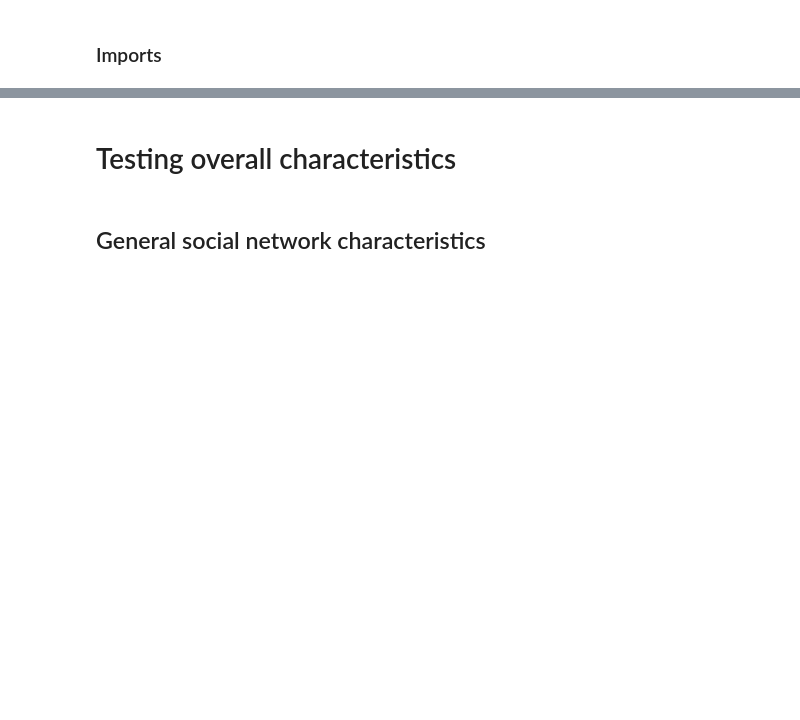
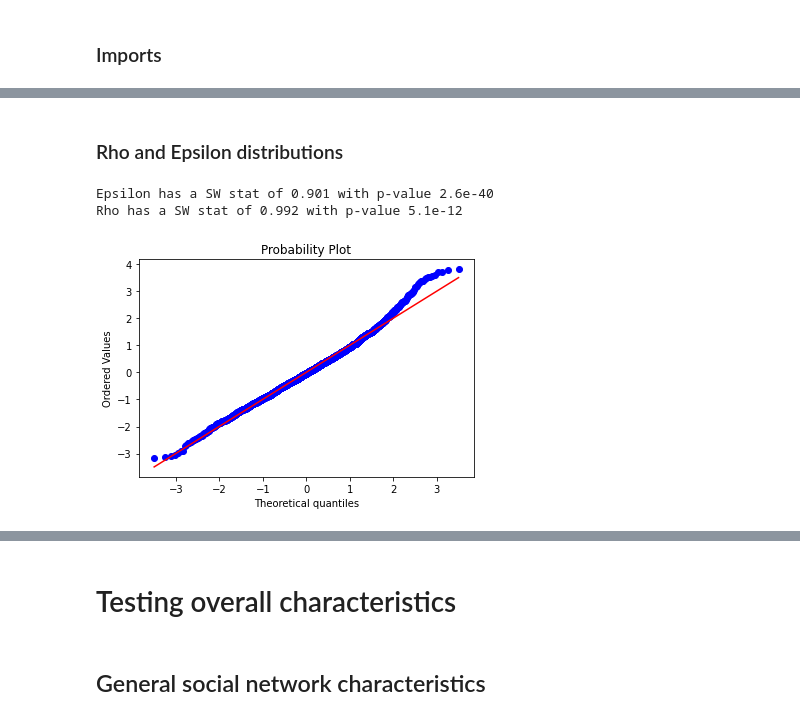
Before and after one commit to RassssD/Diss-model, a Jupyter notebook: Diss_work.ipynb, the cells around one changed output, grey strips where cells are left out. Cells and saved outputs as stored; diff of their text form; code cells hidden in the pictures; blank space fills up the shorter version.

```diff
--- a/Diss_work.ipynb
+++ b/Diss_work.ipynb
@@ -45,3 +59,5 @@ showcase_plots = [plotly_sim_drawing.plotly_draw(plotly_sim_drawing(), showcase_
 # %%
 
 showcase_plots[0]
+# %% [markdown]
+### Rho and Epsilon distributions
@@ -47,0 +69,56 @@ showcase_plots[0]
+# %%
+
+# Assume df is your Pandas DataFrame and column_name is the column you want to test
+
+
+# import the data, convert
+df_rhoeps = pd.read_csv('EpsRhoCalcs.csv')[['county', 'county_name', 'exposure_grp_mem_county', 'exposure_grp_mem_high_county', 'bias_grp_mem_county', 'bias_grp_mem_high_county', 'Epsilon', 'EpsilonHigh', 'Rho', 'RhoHigh']].dropna()
+df_rhoeps = df_rhoeps.apply(pd.to_numeric, errors='ignore')
+df_rhoeps["EpsilonColor"] = np.where(df_rhoeps["Epsilon"]<1, 'red', 'blue')
+df_rhoeps["RhoColor"] = np.where(df_rhoeps["Rho"]<1, 'red', 'blue')
+
+
+vars = ['Epsilon', 'Rho']# 'EpsilonHigh', 'Rho', 'RhoHigh']
+figs = []
+
+for var in vars:
+    # Winsorize at the 0.5% level
+    df_rhoeps = df_rhoeps[(df_rhoeps[var] <= df_rhoeps[var].quantile(0.995)) & df_rhoeps[var] >= df_rhoeps[var].quantile(0.005)]
+
+    #calculate mean and variance
+    mu, std = norm.fit(df_rhoeps[var])
+
+    # Shapiro Wilk test (want p<0.05)
+    stat, p = shapiro(df_rhoeps[var])
+
+    # count share below 1
+    below_one_share = len([x for x in list(df_rhoeps[var]) if x < 1]) / len(list(df_rhoeps[var]))
+
+    # Create a histogram of the column
+    fig = px.histogram(df_rhoeps, x=var, nbins=100, opacity=0.9, marginal=None, histnorm='probability density', title=f'{var} density plot with theoretical normal distribution <br>Winsorised at 0.5% level<br>mean={round(mu,3)}, se={round(std, 3)}<br>Shapiro-Wilk stat and prob: {format(stat, ".3f")}, {"{:.1e}".format(p)}<br>Prob <1: {round(below_one_share, 3)}', width=600, height=600)#, color=df_rhoeps[var + 'Color'])
+
+    # Add a normal distribution curve to the histogram
+    x_axis = np.linspace(df_rhoeps[var].min(), df_rhoeps[var].max(), 100)
+    y_axis = norm.pdf(x_axis, mu, std)
+    curve = go.Scatter(x=x_axis, y=y_axis, mode='lines', line=dict(width=2, color='black'), name=f'Normal Distribution: ', showlegend=False)
+    fig.add_trace(curve)
+
+    figs.append(fig)
+
+for var in vars:
+    stat, p = shapiro(df_rhoeps[var])
+    print(f'{var} has a SW stat of {format(stat, ".3f")} with p-value {"{:.1e}".format(p)}')
+
+
+figs[0]
+# %% [output]
+Epsilon has a SW stat of 0.901 with p-value 2.6e-40
+Rho has a SW stat of 0.992 with p-value 5.1e-12
+# %%
+
+sample_quantiles = np.sort(df_rhoeps['RhoHigh'])
+measures = np.random.normal(loc=np.mean(sample_quantiles), scale=np.std(sample_quantiles), size=100)
+scs.probplot(rho_vals_normalised, dist='norm',plot=pylab)
+pylab.show()
+# %% [output]
+[figure, added]
```
Also changed, not shown: parts of 7 cells of this notebook, 6 other files.
